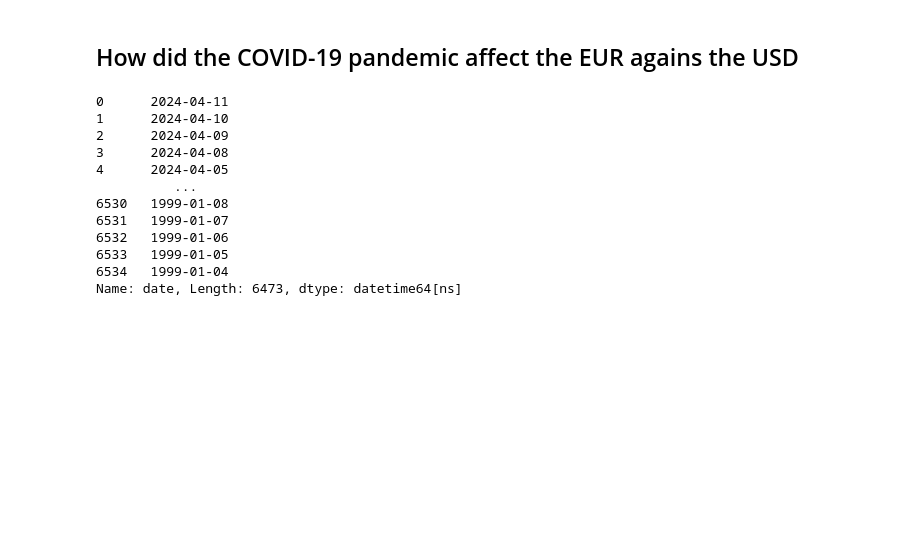
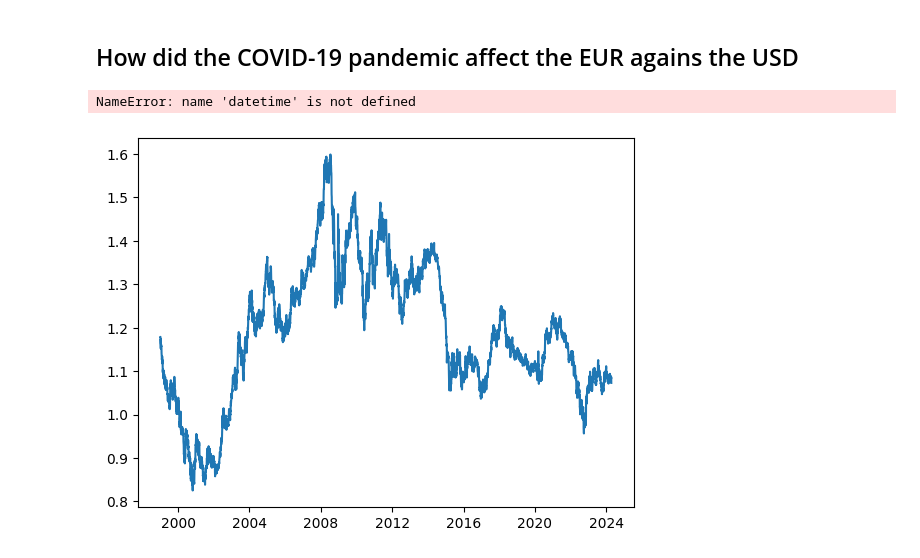
Before and after one commit to kingkingori/Euro-Daily-History, a Jupyter notebook: eurohist.ipynb, the cells around one changed output. Cells and saved outputs as stored; diff of their text form; code cells hidden in the pictures; blank space fills up the shorter version.

```diff
--- a/eurohist.ipynb
+++ b/eurohist.ipynb
@@ -148,17 +172,8 @@ plt.show()
 # %% [markdown]
 ## How did the COVID-19 pandemic affect the EUR agains the USD
-# %%
-euro_hist_us['date']
-# %% [output]
-0      2024-04-11
-1      2024-04-10
-2      2024-04-09
-3      2024-04-08
-4      2024-04-05
-          ...
-6530   1999-01-08
-6531   1999-01-07
-6532   1999-01-06
-6533   1999-01-05
-6534   1999-01-04
-Name: date, Length: 6473, dtype: datetime64[ns]
+# %%
+plt.plot(euro_hist_us['date'], euro_hist_us['usd'])
+plt.axvline(dt.datetime(2020, 1, 1))
+# %% [output]
+NameError: name 'datetime' is not defined
+[figure, added]
```
Also changed, not shown: parts of 3 cells of this notebook.
